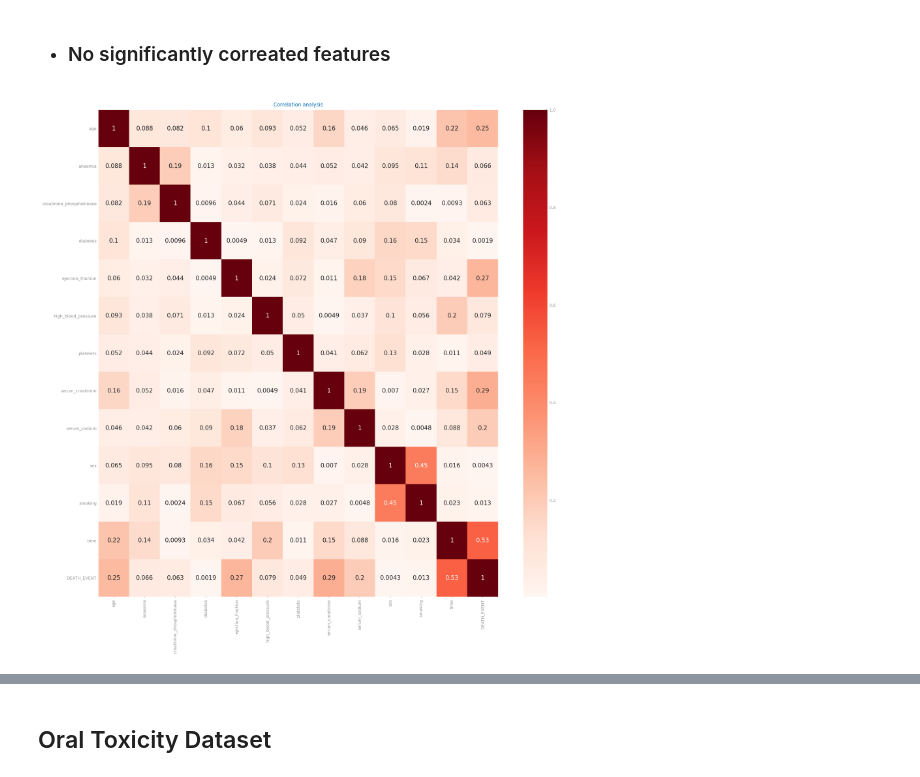
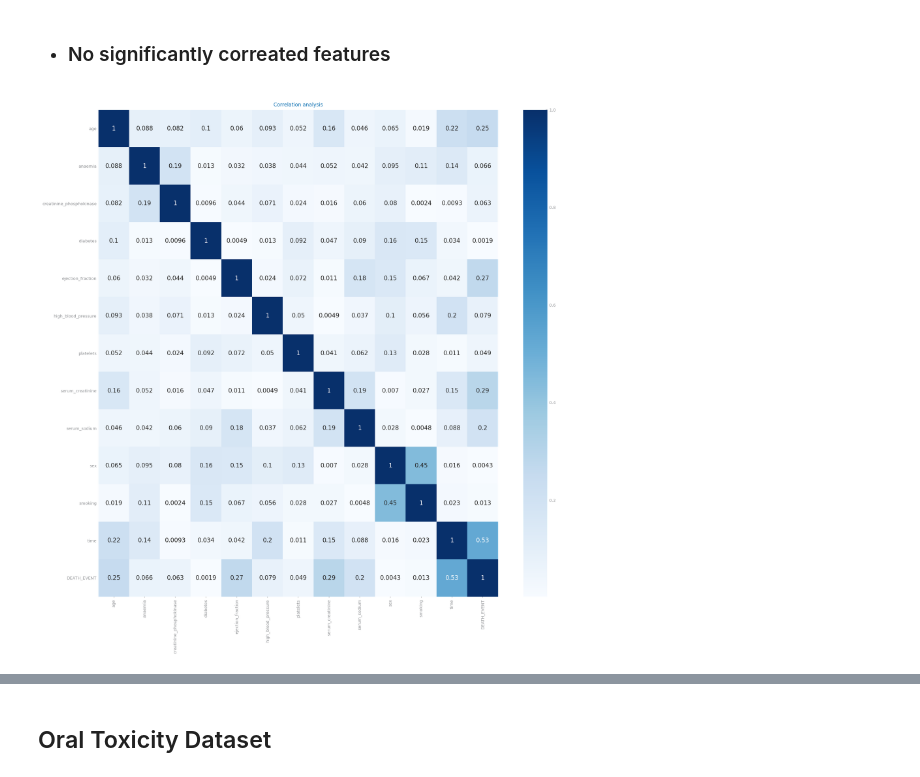
Before and after one commit to joaopalet/DataScience2020, a Jupyter notebook: FeatureSelection.ipynb, the cells around one changed output, grey strips where cells are left out. Saved outputs shown, nothing was run; the diff lists cells and outputs as text; code cells hidden in the pictures.

```diff
--- a/FeatureSelection.ipynb
+++ b/FeatureSelection.ipynb
@@ -62,8 +85,8 @@ def best_feature_selection_data2(dataframe):
 # %%
 fig = plt.figure(figsize=[15, 15])
 cor_matrix1 = data1.corr().abs()
-sns.heatmap(cor_matrix1, xticklabels=cor_matrix1.columns, yticklabels=cor_matrix1.columns, annot=True, cmap='Reds')
+sns.heatmap(cor_matrix1, xticklabels=cor_matrix1.columns, yticklabels=cor_matrix1.columns, annot=True, cmap='Blues')
 plt.title('Correlation analysis')
 plt.show()
 # %% [output]
-[figure, old version]
+[figure, new version]
```
Also changed, not shown: parts of 7 cells of this notebook.
